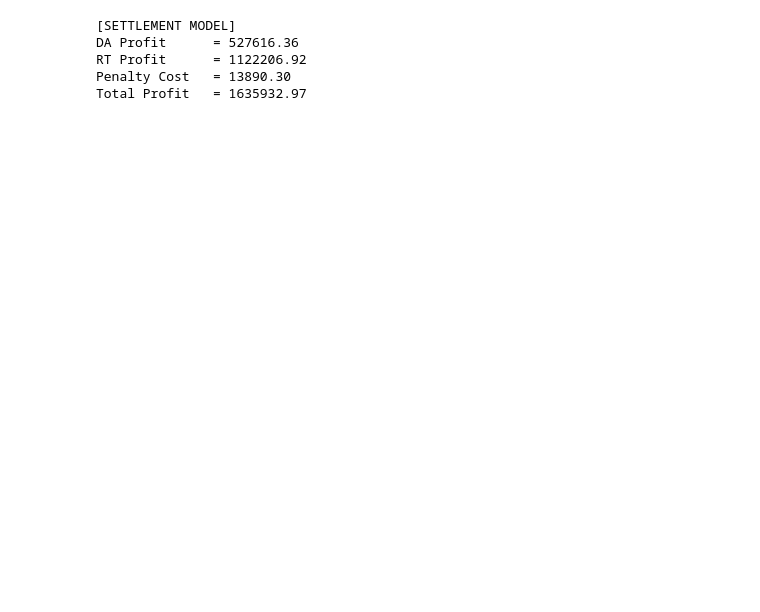
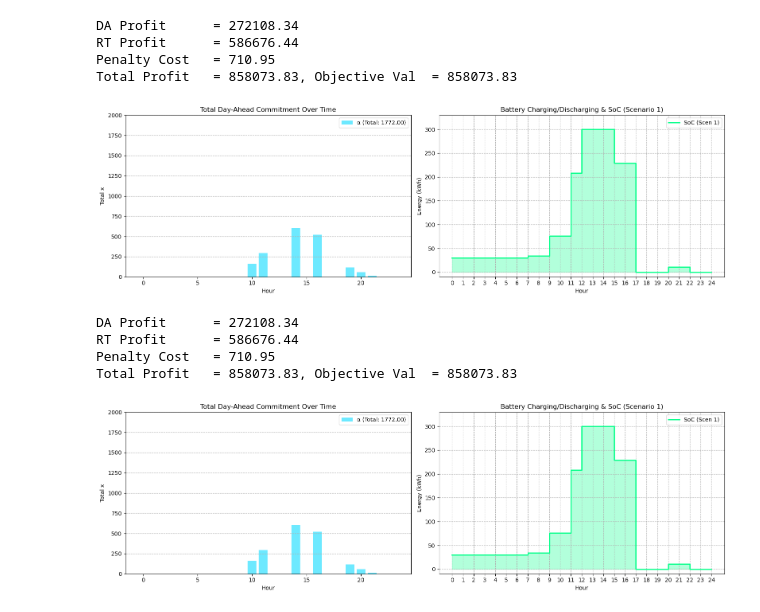
Before and after one commit to syeoyo/der, a Jupyter notebook: sder_set.ipynb, the cells around one changed output. Drawn from its saved outputs; the diff is of its cells as text; code cells hidden in the pictures; blank space fills up the shorter version.

```diff
--- a/sder_set.ipynb
+++ b/sder_set.ipynb
@@ -170,16 +213,0 @@ ed_vals = np.array([[[ed[i, t, s].X for s in range(S)] for t in range(T)] for i
-# %%
-da_profit = sum(P_DA[t] * a[t].X for t in range(T))
-rt_profit = sum(P_RT[t, s] * bp[t, s].X / S for t in range(T) for s in range(S))
-pn_cost   = sum(P_PN[t] * bm[t, s].X / S for t in range(T) for s in range(S))
-total_profit = da_profit + rt_profit - pn_cost
-print("[SETTLEMENT MODEL]")
-print(f"DA Profit      = {da_profit:.2f}")
-print(f"RT Profit      = {rt_profit:.2f}")
-print(f"Penalty Cost   = {pn_cost:.2f}")
-print(f"Total Profit   = {total_profit:.2f}")
-# %% [output]
-[SETTLEMENT MODEL]
-DA Profit      = 527616.36
-RT Profit      = 1122206.92
-Penalty Cost   = 13890.30
-Total Profit   = 1635932.97
@@ -185,0 +380,14 @@ Total Profit   = 1635932.97
+# %%
+plot_summary(agg, K, P_DA, P_RT, P_PN, agg_a_vals, agg_bp_vals, agg_bm_vals, agg_g_vals, s=1)
+plot_summary(set, K, P_DA, P_RT, P_PN, a_vals, bp_vals, bm_vals, g_vals, s=1)
+# %% [output]
+DA Profit      = 272108.34
+RT Profit      = 586676.44
+Penalty Cost   = 710.95
+Total Profit   = 858073.83, Objective Val  = 858073.83
+[figure, added]
+DA Profit      = 272108.34
+RT Profit      = 586676.44
+Penalty Cost   = 710.95
+Total Profit   = 858073.83, Objective Val  = 858073.83
+[figure, added]
```
Also changed, not shown: parts of 9 cells of this notebook.
